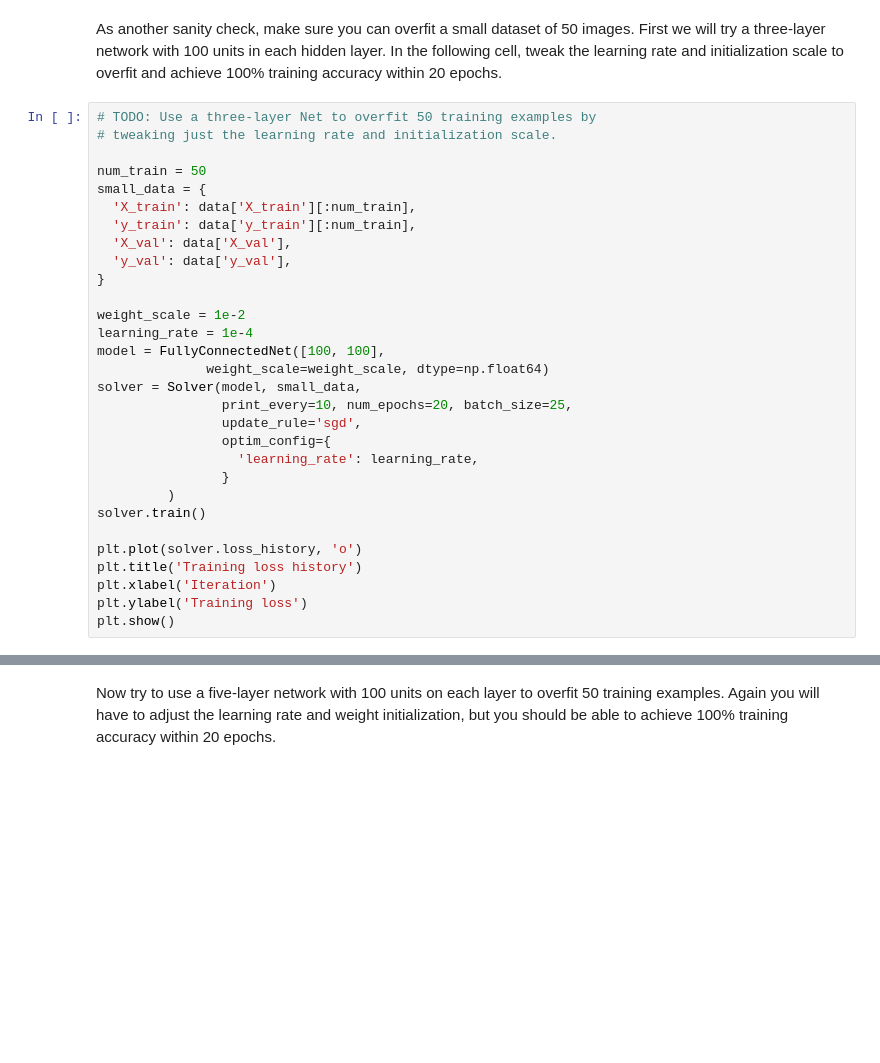
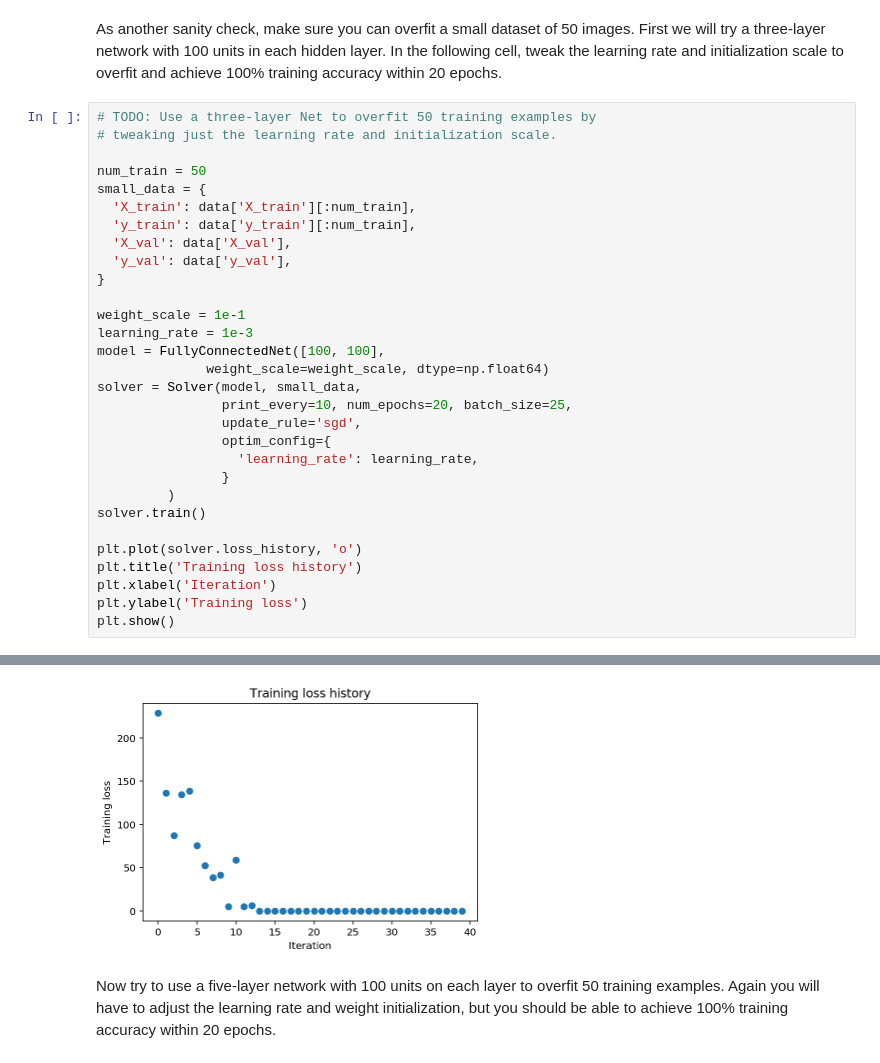
Before and after one commit to jpmassena/CS231n-2018, a Jupyter notebook: assignment2/FullyConnectedNets.ipynb, the cells around one changed output, grey strips where cells are left out. Saved outputs shown, nothing was run; the diff lists cells and outputs as text; blank space fills up the shorter version.

```diff
--- a/assignment2/FullyConnectedNets.ipynb
+++ b/assignment2/FullyConnectedNets.ipynb
@@ -439,8 +456,8 @@ small_data = {
   'y_val': data['y_val'],
 }
 
-weight_scale = 1e-2
-learning_rate = 1e-4
+weight_scale = 1e-1
+learning_rate = 1e-3
 model = FullyConnectedNet([100, 100],
               weight_scale=weight_scale, dtype=np.float64)
 solver = Solver(model, small_data,
@@ -457,3 +474,4 @@ plt.title('Training loss history')
 plt.xlabel('Iteration')
 plt.ylabel('Training loss')
 plt.show()
+# %% [output]
@@ -460,3 +495,4 @@ plt.show()
+[figure, added]
 # %% [markdown]
 Now try to use a five-layer network with 100 units on each layer to overfit 50 training examples. Again you will have to adjust the learning rate and weight initialization, but you should be able to achieve 100% training accuracy within 20 epochs.
 # %%
```
Also changed, not shown: parts of 3 cells of this notebook, 1 other file.
